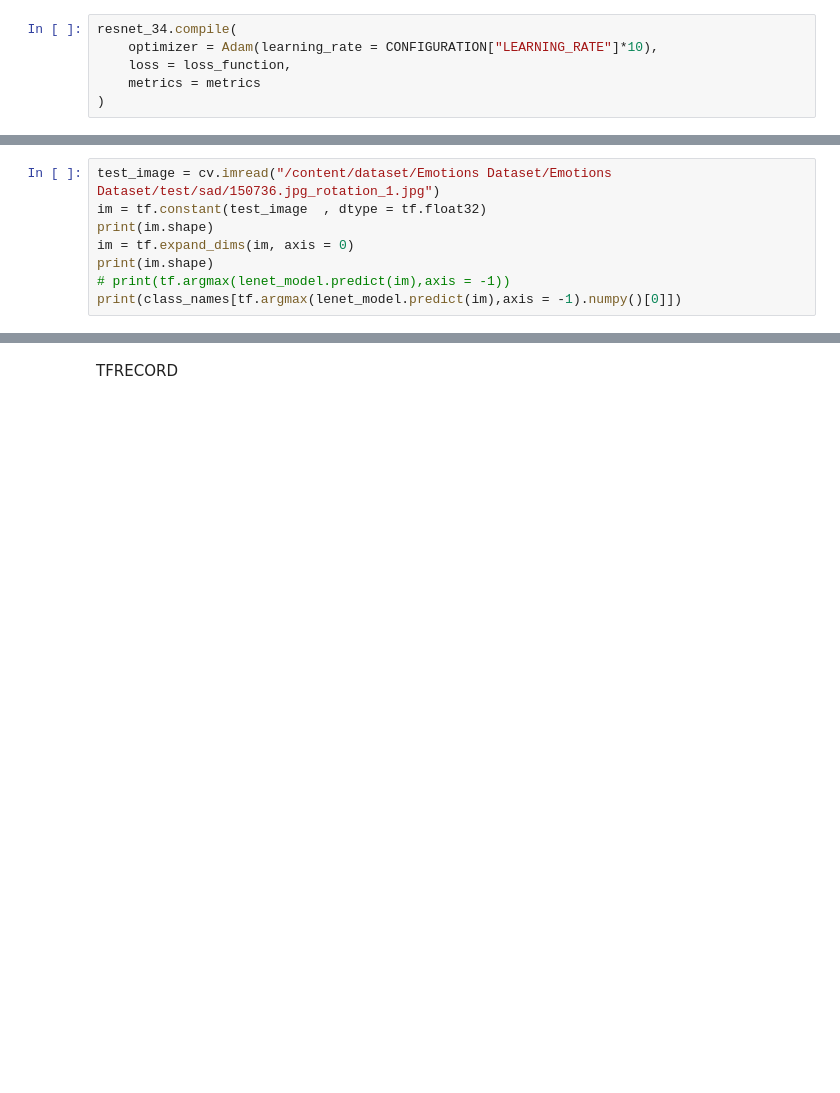
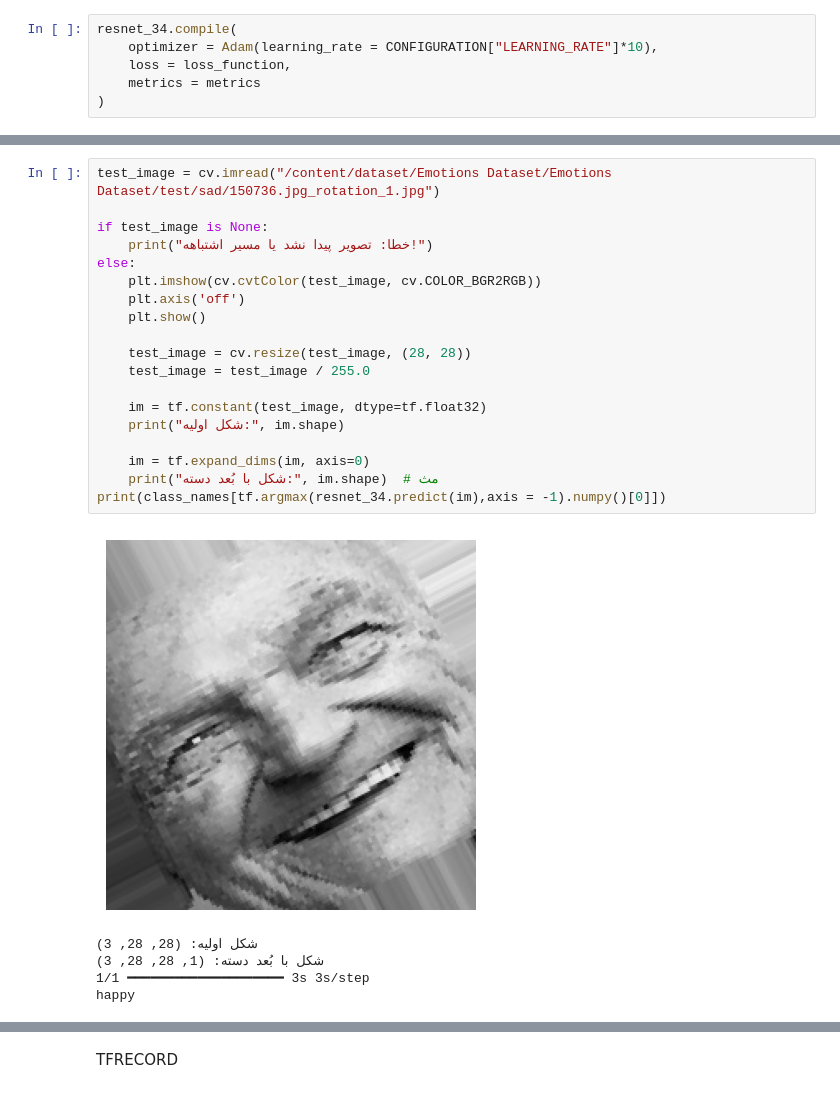
Before and after one commit to sepehr21ar/Deep_Learning_Project, a Jupyter notebook: Human_Emotion.ipynb, the cells around one changed output, grey strips where cells are left out. Cells and saved outputs as stored; diff of their text form; blank space fills up the shorter version.

Commit message:
Using resnet and tfr

```diff
--- a/Human_Emotion.ipynb
+++ b/Human_Emotion.ipynb
@@ -456,11 +478,28 @@ lenet_model.evaluate(validation_dataset)
 # %%
 test_image = cv.imread("/content/dataset/Emotions Dataset/Emotions Dataset/test/sad/150736.jpg_rotation_1.jpg")
-im = tf.constant(test_image  , dtype = tf.float32)
-print(im.shape)
-im = tf.expand_dims(im, axis = 0)
-print(im.shape)
-# print(tf.argmax(lenet_model.predict(im),axis = -1))
-print(class_names[tf.argmax(lenet_model.predict(im),axis = -1).numpy()[0]])
+
+if test_image is None:
+    print("خطا: تصویر پیدا نشد یا مسیر اشتباهه!")
+else:
+    plt.imshow(cv.cvtColor(test_image, cv.COLOR_BGR2RGB))
+    plt.axis('off')
+    plt.show()
+
+    test_image = cv.resize(test_image, (28, 28))
+    test_image = test_image / 255.0
+
+    im = tf.constant(test_image, dtype=tf.float32)
+    print("شکل اولیه:", im.shape)
+
+    im = tf.expand_dims(im, axis=0)
+    print("شکل با بُعد دسته:", im.shape)  # مث
+print(class_names[tf.argmax(resnet_34.predict(im),axis = -1).numpy()[0]])
+# %% [output]
+[figure, added]
+شکل اولیه: (28, 28, 3)
+شکل با بُعد دسته: (1, 28, 28, 3)
+1/1 ━━━━━━━━━━━━━━━━━━━━ 3s 3s/step
+happy
 # %%
 plt.figure(figsize=(12,12))
 for images,labels in val_dataset.take(1):
```
Also changed, not shown: parts of 28 cells of this notebook.
